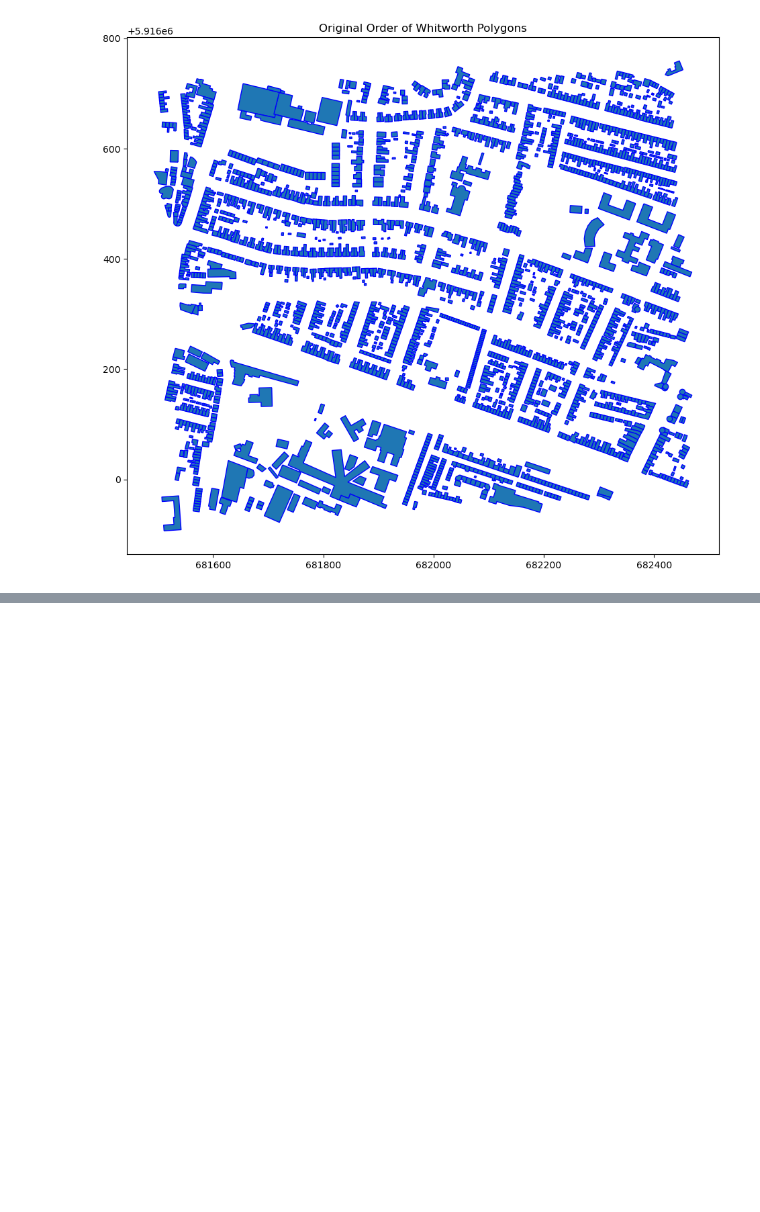
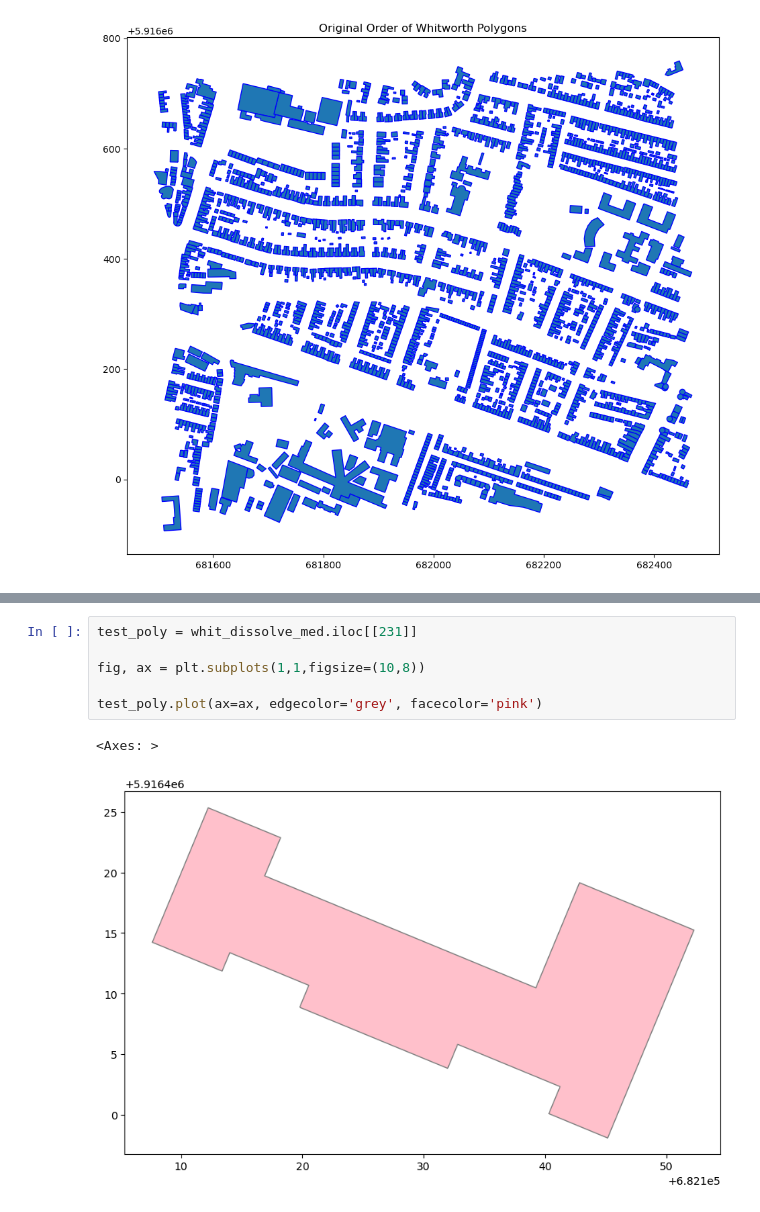
Before and after one commit to paddeaux/radian, a Jupyter notebook: notebooks/testing.ipynb, the cells around one changed output, grey strips where cells are left out. Drawn from its saved outputs; the diff is of its cells as text; blank space fills up the shorter version.

```diff
--- a/notebooks/testing.ipynb
+++ b/notebooks/testing.ipynb
@@ -130,0 +138,9 @@ plt.show()
+# %%
+test_poly = whit_dissolve_med.iloc[[231]]
+
+fig, ax = plt.subplots(1,1,figsize=(10,8))
+
+test_poly.plot(ax=ax, edgecolor='grey', facecolor='pink')
+# %% [output]
+<Axes: >
+[figure, added]
```
Also changed, not shown: parts of 2 cells of this notebook.
